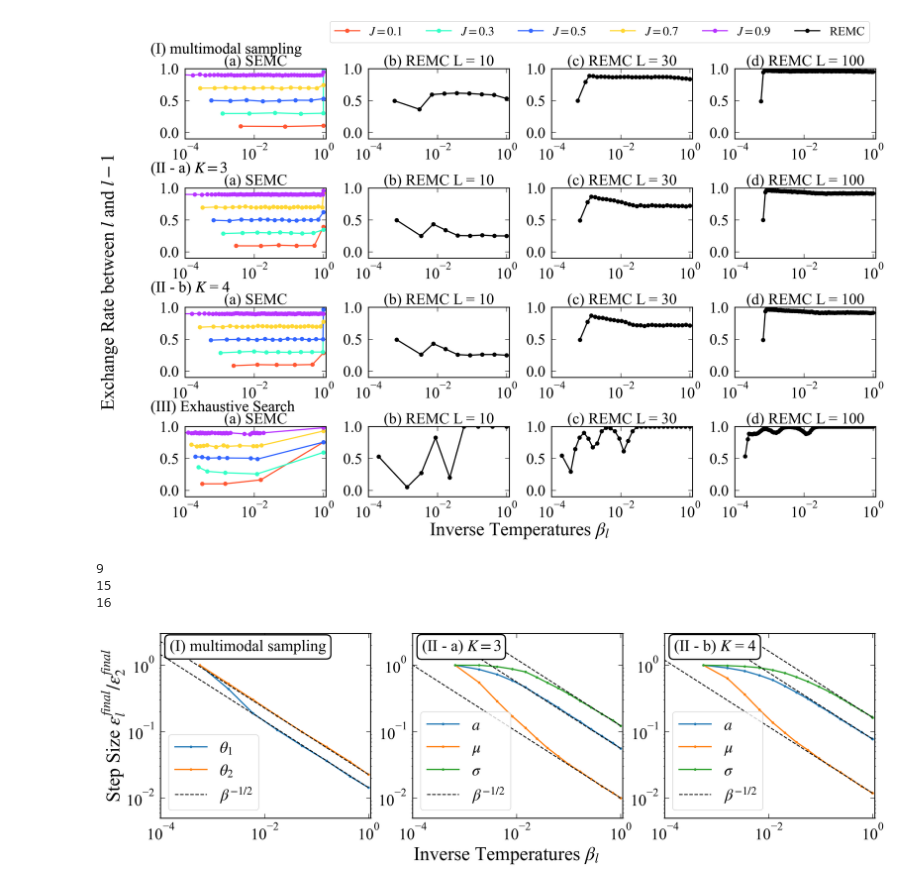
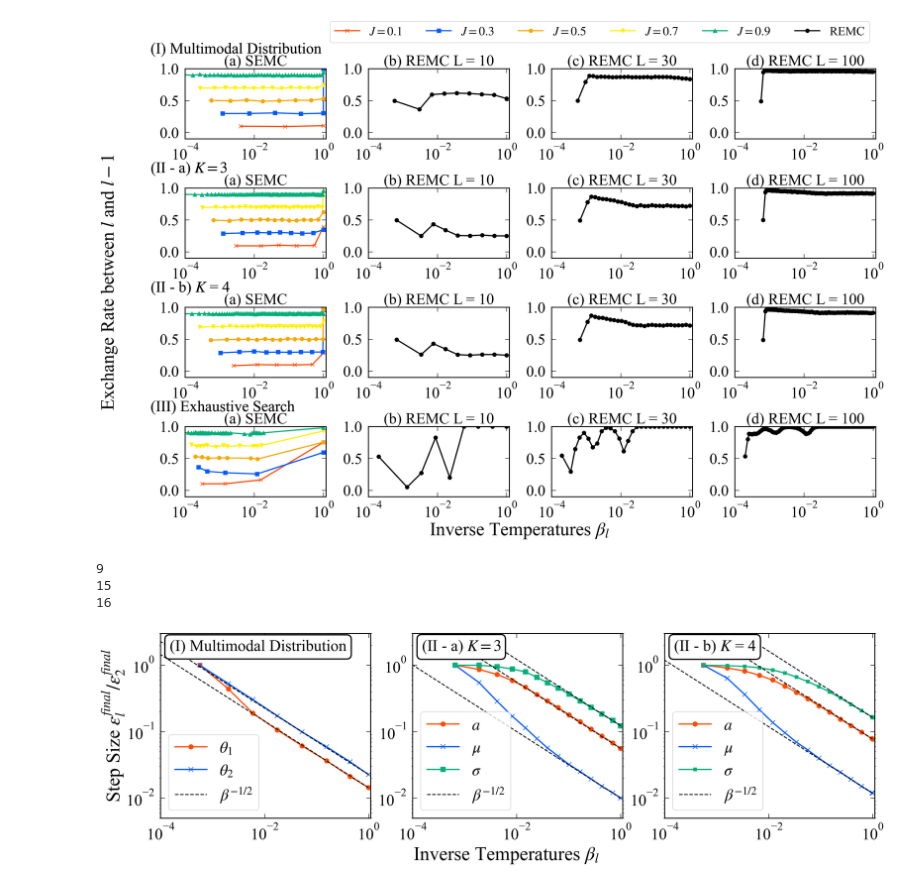
Before and after one commit to nabikatomohiro/SEMC, a Jupyter notebook: show/montecarlo_parameter.ipynb, the cells around one changed output. Drawn from its saved outputs; the diff is of its cells as text; code cells hidden in the pictures.

```diff
--- a/show/montecarlo_parameter.ipynb
+++ b/show/montecarlo_parameter.ipynb
@@ -2,7 +2,7 @@
 import numpy as np
 import matplotlib.pyplot as plt
 # %%
-Title_name = ["(I) multimodal sampling", "(II-a) $K$ = 3","(II-b) $K$ = 4"]
+Title_name = ["(I) Multimodal Sampling", "(II-a) $K$ = 3","(II-b) $K$ = 4"]
 Label_name = ["1)", "2)", "3)"]
 Label_name_2 = ["(I-", "(II-a-", "(II-b-"]
 experiment_array = ["multimodal_sampling","spectral_deconvolution","spectral_deconvolution_K_4"]
@@ -50,5 +50,5 @@ for iter, axs in enumerate(axss):
 plt.subplots_adjust(wspace=0.3, hspace=0.4)
 fig.supylabel(r"Step Size $\epsilon/\epsilon^{final}$",x = 0.06, y = 0.5)
 fig.supxlabel("Number of Iterations",x = 0.5, y = 0.02)
-plt.savefig("../../../MonteCarloPaper/日本語版/figure/step_size", bbox_inches="tight")
+# plt.savefig("../../../MonteCarloPaper/日本語版/figure/step_size", bbox_inches="tight")
 # %% [output]
@@ -65,7 +121,7 @@ plt.rcParams['mathtext.fontset'] = 'stix' # math fontの設定
 plt.rcParams["font.size"] = 25
 sample = 10000
 sample_2 = 1000
-Title_name = ["(I) multimodal sampling", "(II - a) $K = 3$","(II - b) $K$ = 4","(III) Exhaustive Search"]
+Title_name = ["(I) Multimodal Distribution", "(II - a) $K = 3$","(II - b) $K$ = 4","(III) Exhaustive Search"]
 experiment_array = ["multimodal_sampling","spectral_deconvolution","spectral_deconvolution_K_4","exhaustive_search"]
 folder_array = ["SEMC_hyperparameter/", "EMC_hyperparameter/burn_in_" + str(sample) + "_L_" + str(10) + "/trial_0/","EMC_hyperparameter/burn_in_" + str(sample) + "_L_" + str(30) + "/trial_0/","EMC_hyperparameter/burn_in_" + str(sample) + "_L_" + str(100) + "/trial_0/"]
 gamma_array = ["0.100000", "0.300000", "0.500000", "0.700000", "0.900000"]
@@ -75,7 +131,8 @@ xmax = 1.2
 ymin = -0.1
 ymax = 1
 text = ["(a) SEMC","(b) REMC L = 10","(c) REMC L = 30","(d) REMC L = 100"]
-color = ['#FF5733', '#33FFC7', '#3366FF', '#FFD733', '#B733FF']
+color_array = ['#FF4B00', '#005AFF', '#F6AA00', '#FFF100', '#03AF7A']
+marker_array = ["x", "s","o", "v", "^"]
 for iter in range(len(axs)):
     xmin = xmin_array[iter]
     folder_base = "../" + str(experiment_array[iter]) + "/output/"
@@ -107,9 +164,9 @@ for iter in range(len(axs)):
                 temp = l[0].split()
                 exchange_rate = np.array([float(i) for i in temp])
                 if iter == 0:
-                    ax.plot(inverse_temperature[1:], exchange_rate, marker = "o", color = color[j], linewidth = 2, label = "$J = " + str(float(gamma_name)) + "$")
+                    ax.plot(inverse_temperature[1:], exchange_rate, marker = marker_array[j], color = color_array[j], linewidth = 2, label = "$J = " + str(float(gamma_name)) + "$")
                 else:
-                    ax.plot(inverse_temperature[1:], exchange_rate, marker = "o", color = color[j], linewidth = 2)
+                    ax.plot(inverse_temperature[1:], exchange_rate, marker = marker_array[j], color = color_array[j], linewidth = 2)
         else:
             f = open(folder + "inverse_temperatures.txt", "r")
             l = f.readlines()
@@ -131,12 +188,12 @@ fig.supxlabel(r"Inverse Temperatures $\beta_l$",x = 0.5, y = 0.02)
 fig.legend(fontsize = 20, loc = "upper right", ncol = 6, bbox_to_anchor=(0.9, 1.0))
 plt.subplots_adjust(wspace=0.3, hspace=0.7)
 # plt.legend(fontsize = 20)
-plt.savefig("../../../MonteCarloPaper/日本語版/figure/exchange_rate", bbox_inches="tight")
+# plt.savefig("../../../MonteCarloPaper/日本語版/figure/exchange_rate", bbox_inches="tight")
 plt.show()
 # %% [output]
-[figure, old version]
+[figure, new version]
 # %%
-Title_name = ["(I) multimodal sampling", "(II - a) $K = 3$","(II - b) $K$ = 4"]
+Title_name = ["(I) Multimodal Distribution", "(II - a) $K = 3$","(II - b) $K$ = 4"]
 update_num = 199
 parameter_num_array = [2,9,12]
 xmin_array = [0.0001,0.0001,0.0001]
@@ -162,6 +219,8 @@ plt.rcParams['figure.subplot.left'] = 0.125
 plt.rcParams['font.family'] = 'Times New Roman' # font familyの設定
 plt.rcParams['mathtext.fontset'] = 'stix' # math fontの設定
 plt.rcParams["font.size"] = 25
+markers = ["o", "x", "s"]
+color_array = ['#FF4B00', '#005AFF', '#03AF7A']
 for iter, ax in enumerate(axs):
     xmin = xmin_array[iter]
     folder_base = "../" + str(experiment_array[iter]) + "/output/SEMC_hyperparameter/"
@@ -202,8 +261,8 @@ for iter, ax in enumerate(axs):
         lines[0,1] = step_size_array[0][-1]*100
         lines[1,0] = step_size_array[1][-1]
         lines[1,1] = step_size_array[1][-1]*100
-        ax.plot(inverse_temperature[1:],step_size_array[0][1:], marker = "o", markersize = 3, linewidth = 2,label = r"$\theta_1$")
-        ax.plot(inverse_temperature[1:],step_size_array[1][1:], marker = "o", markersize = 3, linewidth = 2,label = r"$\theta_2$")
+        ax.plot(inverse_temperature[1:],step_size_array[0][1:], marker = "o", markersize = 7, linewidth = 2,label = r"$\theta_1$", color = color_array[0])
+        ax.plot(inverse_temperature[1:],step_size_array[1][1:], marker = "x", markersize = 7, linewidth = 2,label = r"$\theta_2$", color = color_array[1])
         ax.plot(x_lines,lines[0,:], linestyle = "dashed", color = "black")
         ax.plot(x_lines,lines[1,:], linestyle = "dashed", color = "black", label = r"$\beta^{-1/2}$")
         #左下に凡例を表示
@@ -220,41 +279,41 @@ for iter, ax in enumerate(axs):
         lines[1,1] = step_size_plot[1][-1]*100
         lines[2,0] = step_size_plot[2][-1]
         lines[2,1] = step_size_plot[2][-1]*100
-        ax.plot(inverse_temperature[1:],step_size_plot[0][1:], marker = "o", markersize = 3, linewidth = 2,label = r"$a$")
-        ax.plot(inverse_temperature[1:],step_size_plot[1][1:], marker = "o", markersize = 3, linewidth = 2,label = r"$\mu$")
-        ax.plot(inverse_temperature[1:],step_size_plot[2][1:], marker = "o", markersize = 3, linewidth = 2,label = r"$\sigma$")
+        ax.plot(inverse_temperature[1:],step_size_plot[0][1:], marker = "o", markersize = 7, linewidth = 2,label = r"$a$", color = color_array[0])
+        ax.plot(inverse_temperature[1:],step_size_plot[1][1:], marker = "x", markersize = 7, linewidth = 2,label = r"$\mu$", color = color_array[1])
+        ax.plot(inverse_temperature[1:],step_size_plot[2][1:], marker = "s", markersize = 7, linewidth = 2,label = r"$\sigma$", color = color_array[2])
         ax.plot(x_lines,lines[0,:], linestyle = "dashed", color = "black")
         ax.plot(x_lines,lines[1,:], linestyle = "dashed", color = "black")
         ax.plot(x_lines,lines[2,:], linestyle = "dashed", color = "black", label = r"$\beta^{-1/2}$")
         ax.legend(fontsize = 25)
     else:
         step_size_plot = np.zeros((3,L))
         for i in range(parameter_num_array[iter]):
             step_size_plot[i%3,:] += step_size_array[i,:]
         step_size_plot = step_size_plot/4
 
         lines = np.zeros((3,2))
         lines[0,0] = step_size_plot[0][-1]
         lines[0,1] = step_size_plot[0][-1]*100
         lines[1,0] = step_size_plot[1][-1]
         lines[1,1] = step_size_plot[1][-1]*100
         lines[2,0] = step_size_plot[2][-1]
         lines[2,1] = step_size_plot[2][-1]*100
-        ax.plot(inverse_temperature[1:],step_size_plot[0][1:], marker = "o", markersize = 3, linewidth = 2,label = r"$a$")
-        ax.plot(inverse_temperature[1:],step_size_plot[1][1:], marker = "o", markersize = 3, linewidth = 2,label = r"$\mu$")
-        ax.plot(inverse_temperature[1:],step_size_plot[2][1:], marker = "o", markersize = 3, linewidth = 2,label = r"$\sigma$")
+        ax.plot(inverse_temperature[1:],step_size_plot[0][1:], marker = "o", markersize = 7, linewidth = 2,label = r"$a$", color = color_array[0])
+        ax.plot(inverse_temperature[1:],step_size_plot[1][1:], marker = "x", markersize = 7, linewidth = 2,label = r"$\mu$", color = color_array[1])
+        ax.plot(inverse_temperature[1:],step_size_plot[2][1:], marker = "s", markersize = 5, linewidth = 2,label = r"$\sigma$", color = color_array[2])
         ax.plot(x_lines,lines[0,:], linestyle = "dashed", color = "black")
         ax.plot(x_lines,lines[1,:], linestyle = "dashed", color = "black")
         ax.plot(x_lines,lines[2,:], linestyle = "dashed", color = "black", label = r"$\beta^{-1/2}$")
         ax.legend(fontsize = 25)
     # Titleの名前をつける
     ax.text(0.00015, ymax*0.55,Title_name[iter], ha='left', backgroundcolor='white',bbox=boxdic)
 fig.supylabel(r"Step Size $\epsilon^{final}_l/\epsilon^{final}_2$",x = 0.06, y = 0.5)
 fig.supxlabel(r"Inverse Temperatures $\beta_l$",x = 0.5, y = -0.1)
-plt.savefig("../../../MonteCarloPaper/日本語版/figure/adjustedstep", bbox_inches="tight")
+# plt.savefig("../../../MonteCarloPaper/日本語版/figure/adjustedstep", bbox_inches="tight")
 plt.show()
 # %% [output]
 9
 15
 16
-[figure, old version]
+[figure, new version]
```
Also changed, not shown: parts of 2 cells of this notebook, 1 other file.
